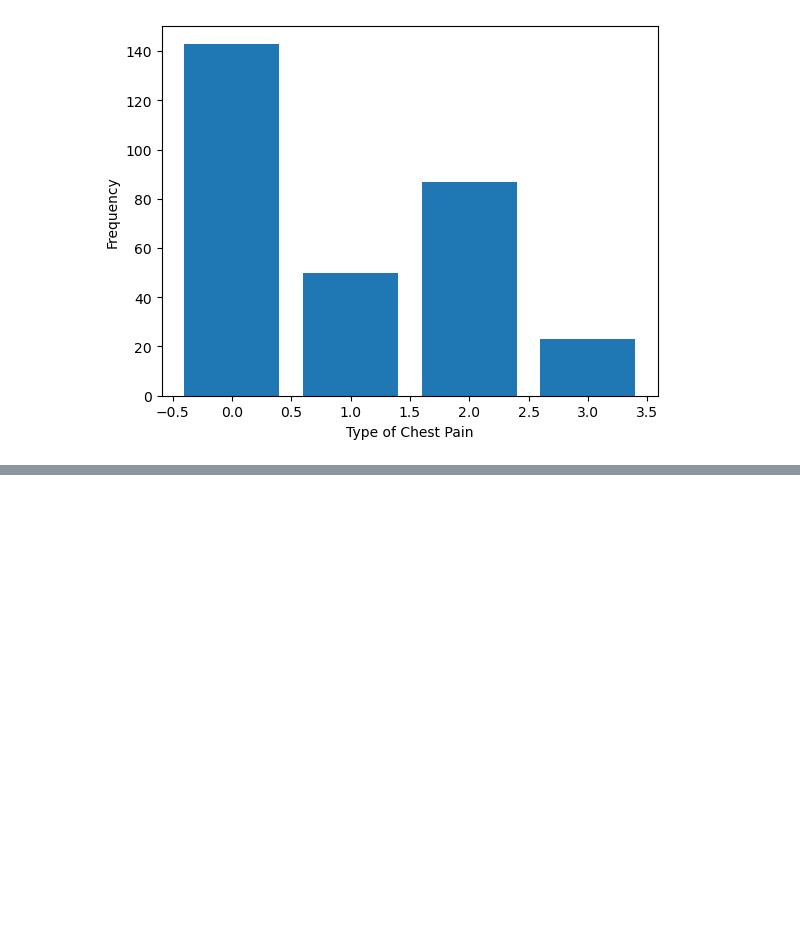
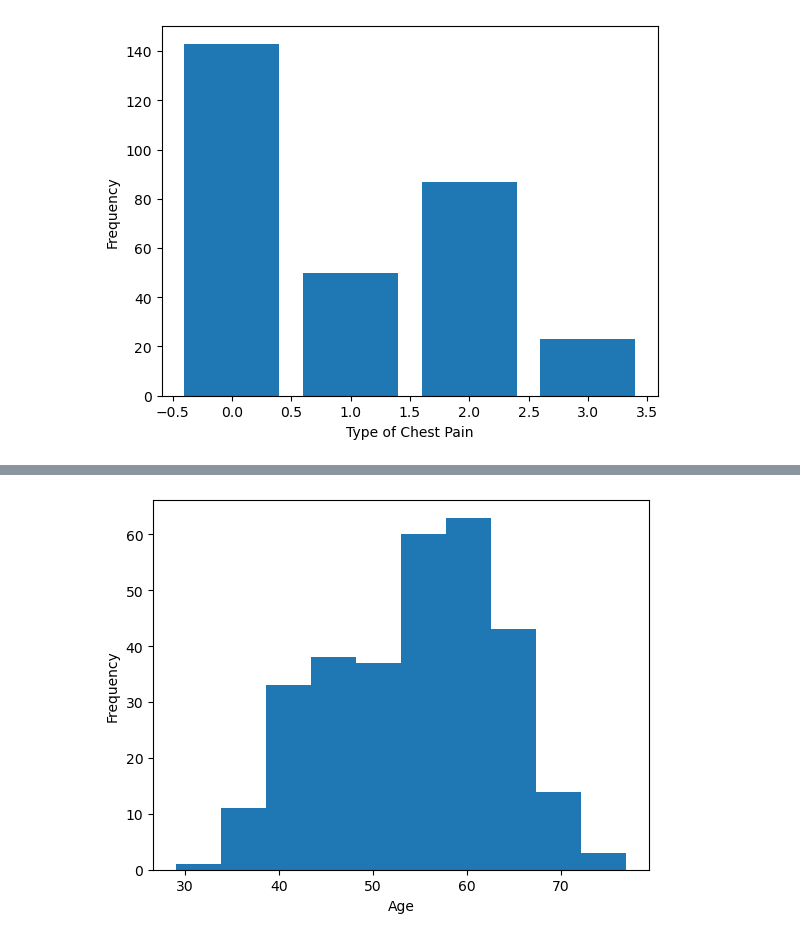
Before and after one commit to jpatel98/heart-disease-analysis, a Jupyter notebook: heart-disease-analysis.ipynb, the cells around one changed output, grey strips where cells are left out. Saved outputs shown, nothing was run; the diff lists cells and outputs as text; code cells hidden in the pictures; blank space fills up the shorter version.

```diff
--- a/heart-disease-analysis.ipynb
+++ b/heart-disease-analysis.ipynb
@@ -215,0 +241,8 @@ plt.show()
+# %%
+# Create a histogram of the distribution of age
+plt.hist(data['age'])
+plt.xlabel('Age')
+plt.ylabel('Frequency')
+plt.show()
+# %% [output]
+[figure, added]
```
Also changed, not shown: parts of 15 cells of this notebook.
